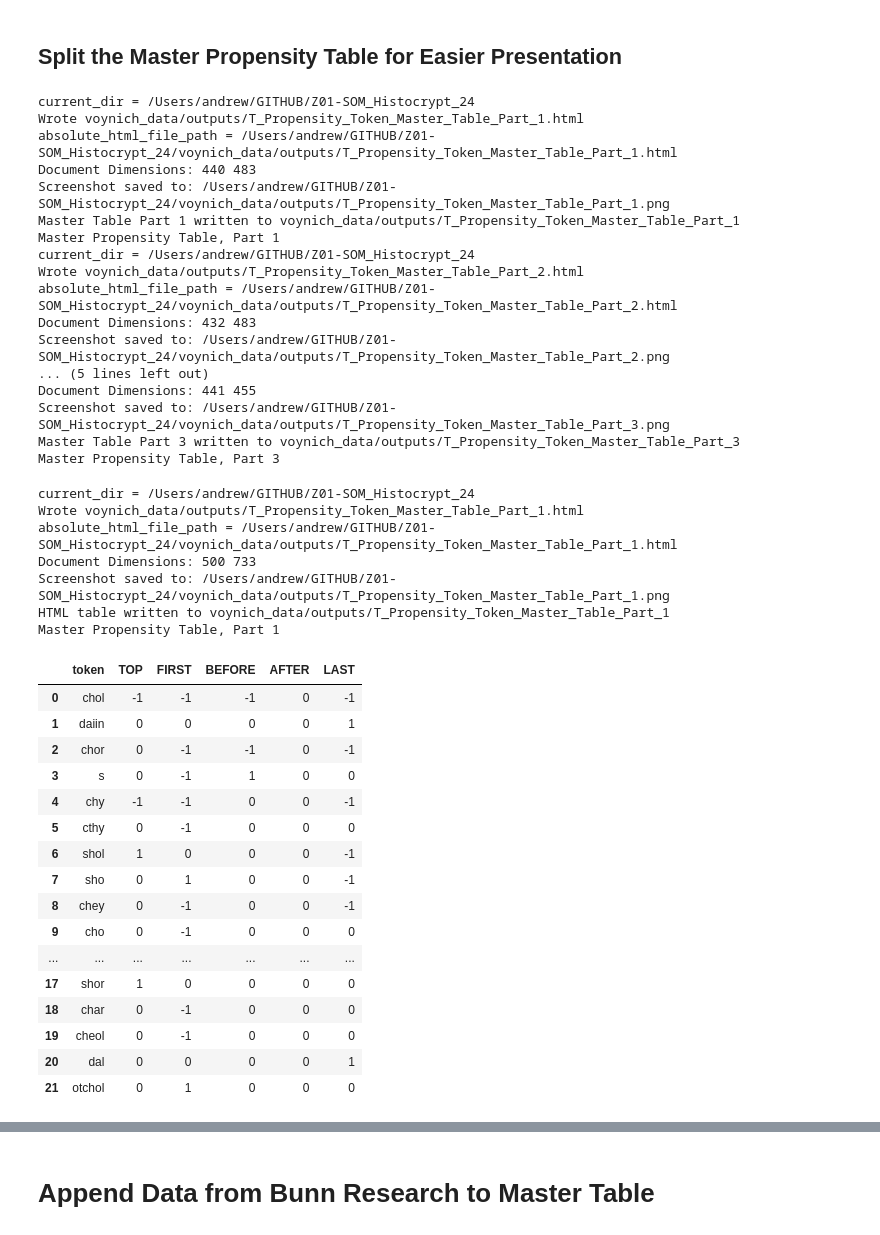
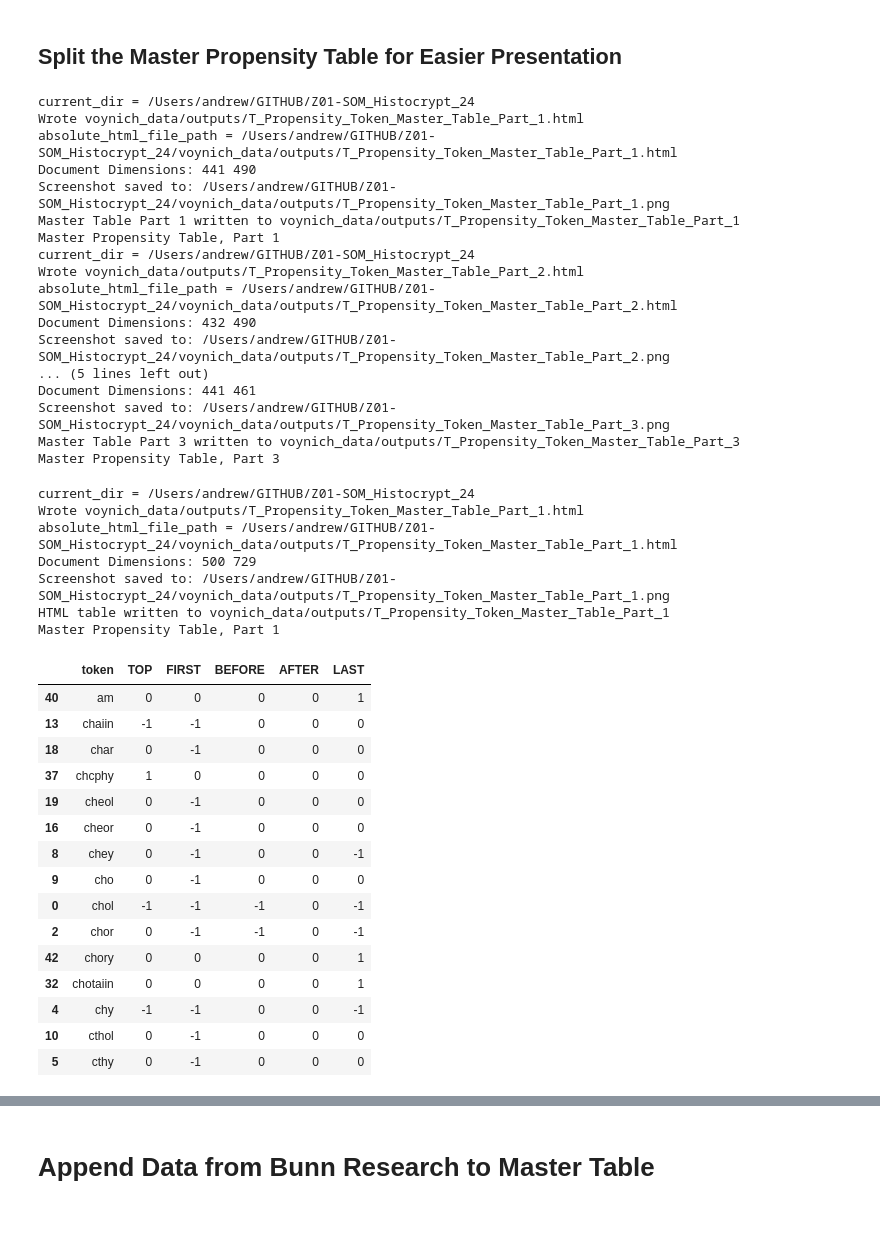
Before and after one commit to andrewsteckley/Z01-SOM_Histocrypt_24, a Jupyter notebook: Z01.5_Extra_Analyses.ipynb, the cells around one changed output, grey strips where cells are left out. Cells and saved outputs as stored; diff of their text form; code cells hidden in the pictures.

```diff
--- a/Z01.5_Extra_Analyses.ipynb
+++ b/Z01.5_Extra_Analyses.ipynb
@@ -288,55 +288,55 @@ for i in range(num_parts):
                       include_legend = False)
     print(f"Master Table Part {i+1} written to {file_name}")
     print(f"Master Propensity Table, Part {i+1}")
+    df_part.append(df)
 # %% [output]
 current_dir = /Users/andrew/GITHUB/Z01-SOM_Histocrypt_24
 Wrote voynich_data/outputs/T_Propensity_Token_Master_Table_Part_1.html
 absolute_html_file_path = /Users/andrew/GITHUB/Z01-SOM_Histocrypt_24/voynich_data/outputs/T_Propensity_Token_Master_Table_Part_1.html
-Document Dimensions: 440 483
+Document Dimensions: 441 490
 Screenshot saved to: /Users/andrew/GITHUB/Z01-SOM_Histocrypt_24/voynich_data/outputs/T_Propensity_Token_Master_Table_Part_1.png
 Master Table Part 1 written to voynich_data/outputs/T_Propensity_Token_Master_Table_Part_1
 Master Propensity Table, Part 1
 current_dir = /Users/andrew/GITHUB/Z01-SOM_Histocrypt_24
 Wrote voynich_data/outputs/T_Propensity_Token_Master_Table_Part_2.html
 absolute_html_file_path = /Users/andrew/GITHUB/Z01-SOM_Histocrypt_24/voynich_data/outputs/T_Propensity_Token_Master_Table_Part_2.html
-Document Dimensions: 432 483
+Document Dimensions: 432 490
 Screenshot saved to: /Users/andrew/GITHUB/Z01-SOM_Histocrypt_24/voynich_data/outputs/T_Propensity_Token_Master_Table_Part_2.png
 ... (5 lines left out)
-Document Dimensions: 441 455
+Document Dimensions: 441 461
 Screenshot saved to: /Users/andrew/GITHUB/Z01-SOM_Histocrypt_24/voynich_data/outputs/T_Propensity_Token_Master_Table_Part_3.png
 Master Table Part 3 written to voynich_data/outputs/T_Propensity_Token_Master_Table_Part_3
 Master Propensity Table, Part 3
 # %%
 file_name= 'voynich_data/outputs/T_Propensity_Token_Master_Table_Part_1'
-master_propensity_html_table_to_file(df1.set_index('token'), file_name, width=500, height=600)
+master_propensity_html_table_to_file(df_part[0].set_index('token'), file_name, width=500, height=600)
 print(f"HTML table written to {file_name}")
 
 print("Master Propensity Table, Part 1")
-df1.head(top_length)
+df_part[0].head(60)
 # %% [output]
 current_dir = /Users/andrew/GITHUB/Z01-SOM_Histocrypt_24
 Wrote voynich_data/outputs/T_Propensity_Token_Master_Table_Part_1.html
 absolute_html_file_path = /Users/andrew/GITHUB/Z01-SOM_Histocrypt_24/voynich_data/outputs/T_Propensity_Token_Master_Table_Part_1.html
-Document Dimensions: 500 733
+Document Dimensions: 500 729
 Screenshot saved to: /Users/andrew/GITHUB/Z01-SOM_Histocrypt_24/voynich_data/outputs/T_Propensity_Token_Master_Table_Part_1.png
 HTML table written to voynich_data/outputs/T_Propensity_Token_Master_Table_Part_1
 Master Propensity Table, Part 1
 |  | token | TOP | FIRST | BEFORE | AFTER | LAST |
-| 0 | chol | -1 | -1 | -1 | 0 | -1 |
-| 1 | daiin | 0 | 0 | 0 | 0 | 1 |
-| 2 | chor | 0 | -1 | -1 | 0 | -1 |
-| 3 | s | 0 | -1 | 1 | 0 | 0 |
-| 4 | chy | -1 | -1 | 0 | 0 | -1 |
-| 5 | cthy | 0 | -1 | 0 | 0 | 0 |
-| 6 | shol | 1 | 0 | 0 | 0 | -1 |
-| 7 | sho | 0 | 1 | 0 | 0 | -1 |
+| 40 | am | 0 | 0 | 0 | 0 | 1 |
+| 13 | chaiin | -1 | -1 | 0 | 0 | 0 |
+| 18 | char | 0 | -1 | 0 | 0 | 0 |
+| 37 | chcphy | 1 | 0 | 0 | 0 | 0 |
+| 19 | cheol | 0 | -1 | 0 | 0 | 0 |
+| 16 | cheor | 0 | -1 | 0 | 0 | 0 |
 | 8 | chey | 0 | -1 | 0 | 0 | -1 |
 | 9 | cho | 0 | -1 | 0 | 0 | 0 |
-| ... | ... | ... | ... | ... | ... | ... |
-| 17 | shor | 1 | 0 | 0 | 0 | 0 |
-| 18 | char | 0 | -1 | 0 | 0 | 0 |
-| 19 | cheol | 0 | -1 | 0 | 0 | 0 |
-| 20 | dal | 0 | 0 | 0 | 0 | 1 |
-| 21 | otchol | 0 | 1 | 0 | 0 | 0 |
+| 0 | chol | -1 | -1 | -1 | 0 | -1 |
+| 2 | chor | 0 | -1 | -1 | 0 | -1 |
+| 42 | chory | 0 | 0 | 0 | 0 | 1 |
+| 32 | chotaiin | 0 | 0 | 0 | 0 | 1 |
+| 4 | chy | -1 | -1 | 0 | 0 | -1 |
+| 10 | cthol | 0 | -1 | 0 | 0 | 0 |
+| 5 | cthy | 0 | -1 | 0 | 0 | 0 |
 # %%
 file_name= 'voynich_data/outputs/T_Propensity_Token_Master_Table_Part_2'
```
Also changed, not shown: parts of 7 cells of this notebook, 5 other files.
